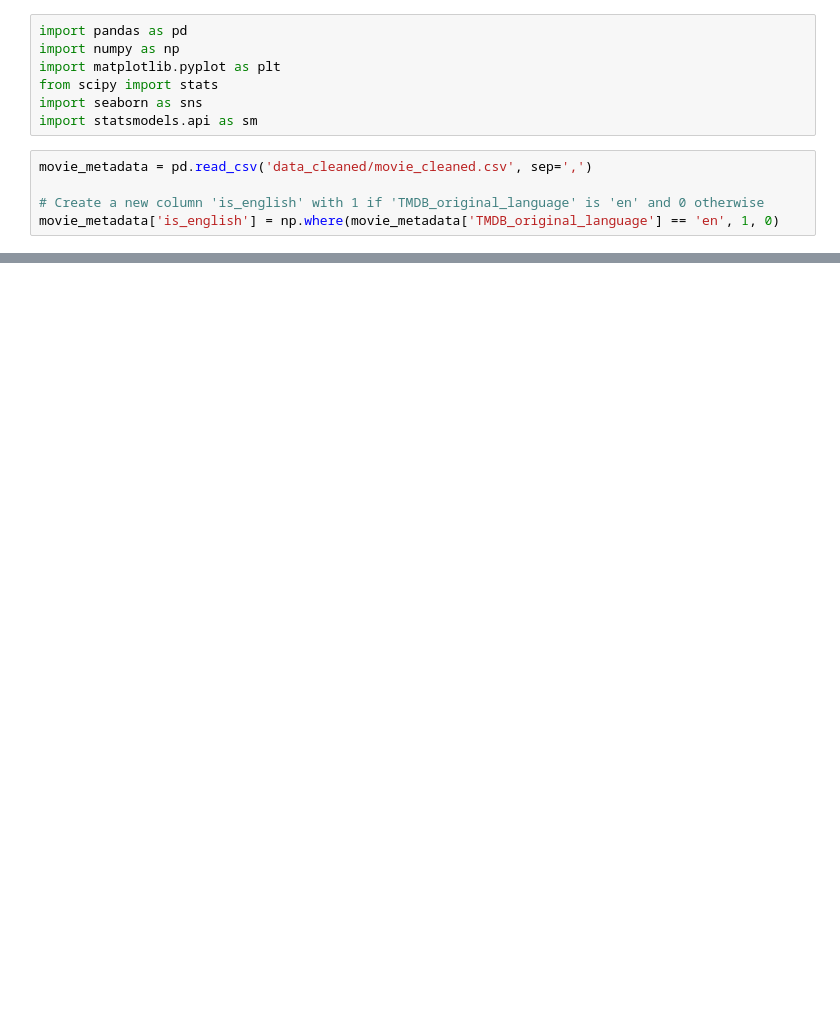
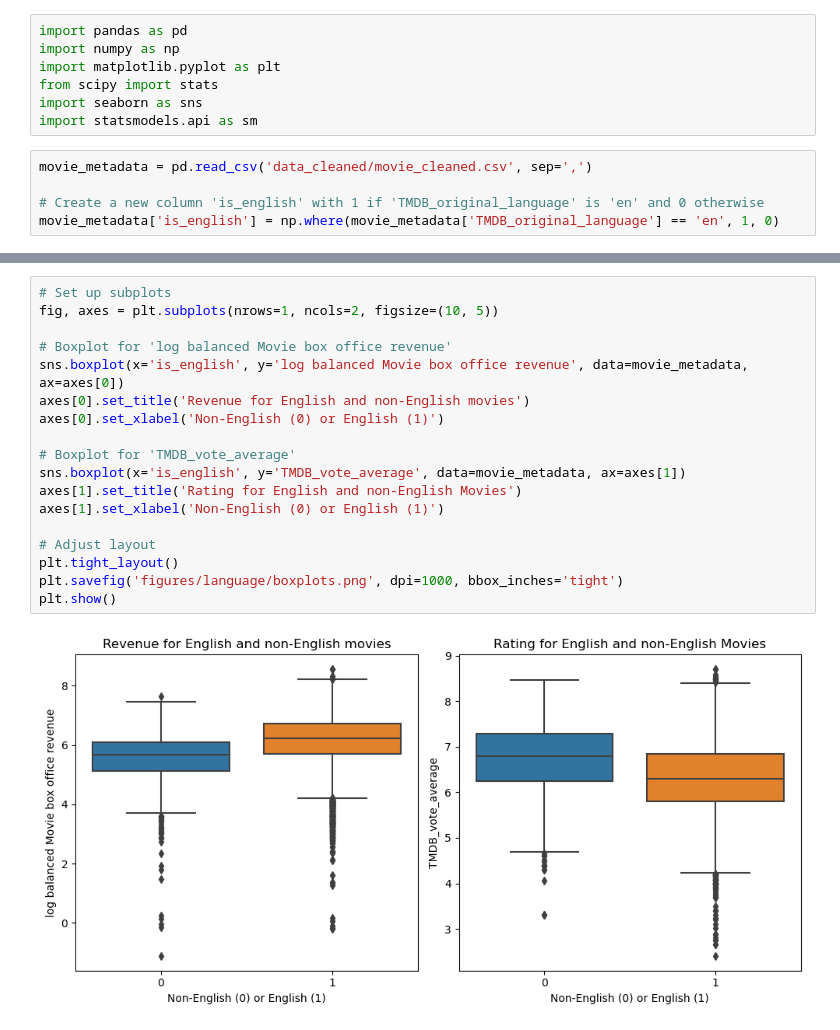
Before and after one commit to epfl-ada/ada-2023-project-byggemandbob, a Jupyter notebook: language.ipynb, the cells around one changed output, grey strips where cells are left out. Saved outputs shown, nothing was run; the diff lists cells and outputs as text; blank space fills up the shorter version.

Commit message:
figure language

```diff
--- a/language.ipynb
+++ b/language.ipynb
@@ -50,0 +69,20 @@ plt.show()
+# %%
+# Set up subplots
+fig, axes = plt.subplots(nrows=1, ncols=2, figsize=(10, 5))
+
+# Boxplot for 'log balanced Movie box office revenue'
+sns.boxplot(x='is_english', y='log balanced Movie box office revenue', data=movie_metadata, ax=axes[0])
+axes[0].set_title('Revenue for English and non-English movies')
+axes[0].set_xlabel('Non-English (0) or English (1)')
+
+# Boxplot for 'TMDB_vote_average'
+sns.boxplot(x='is_english', y='TMDB_vote_average', data=movie_metadata, ax=axes[1])
+axes[1].set_title('Rating for English and non-English Movies')
+axes[1].set_xlabel('Non-English (0) or English (1)')
+
+# Adjust layout
+plt.tight_layout()
+plt.savefig('figures/language/boxplots.png', dpi=1000, bbox_inches='tight')
+plt.show()
+# %% [output]
+[figure, added]
```
Also changed, not shown: parts of 3 cells of this notebook, 1 other file.
